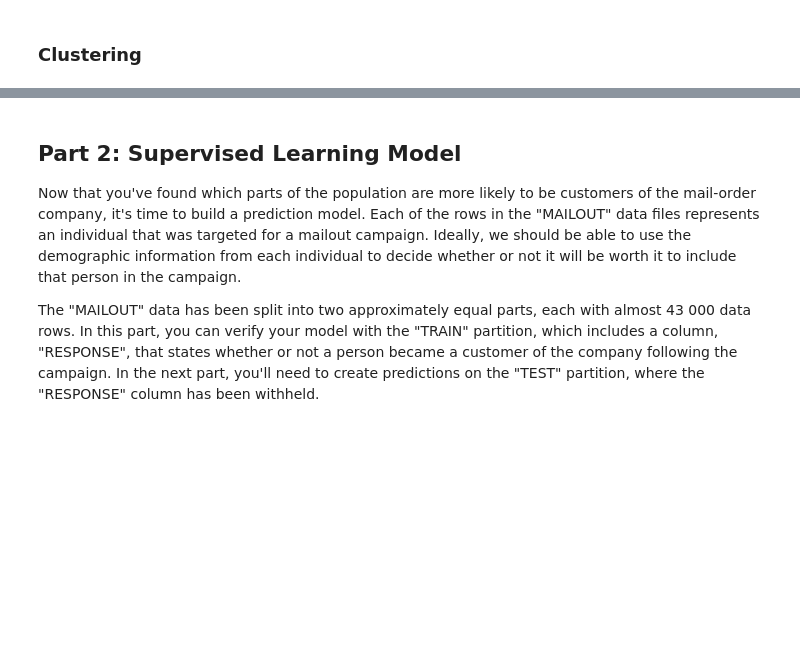
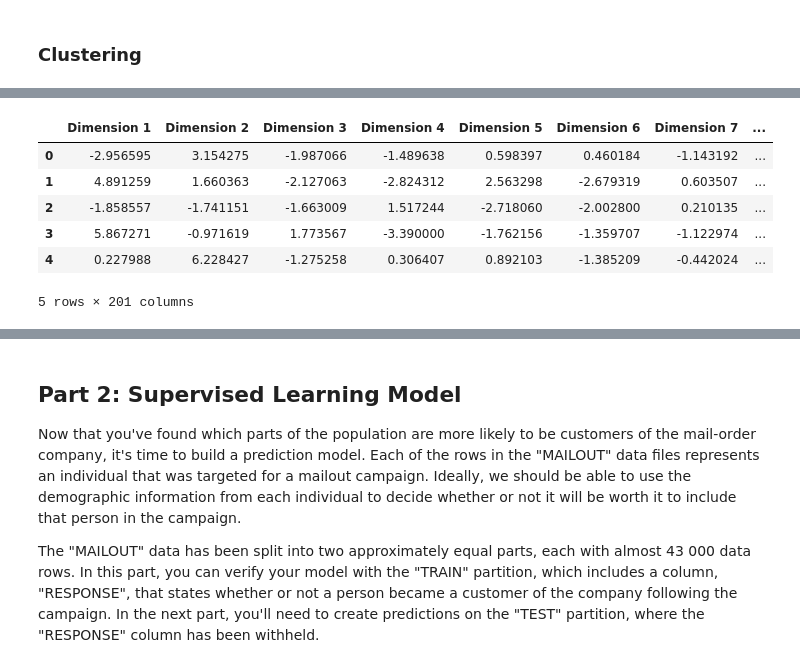
Before and after one commit to dragon7-fc/DSND-Capstone, a Jupyter notebook: Arvato Project Workbook.ipynb, the cells around one changed output, grey strips where cells are left out. Drawn from its saved outputs; the diff is of its cells as text; code cells hidden in the pictures; blank space fills up the shorter version.

```diff
--- a/Arvato Project Workbook.ipynb
+++ b/Arvato Project Workbook.ipynb
@@ -2413,0 +2426,12 @@ find_best_k(new_azdias_reduced_data_df, new_customers_reduced_data)
+# %%
+cluster_new_customers_reduced_data_df = new_customers_reduced_data_df.copy()
+cluster_new_customers_reduced_data_df['Cluster'] = customers_preds
+cluster_new_customers_reduced_data_df.head()
+# %% [output]
+|  | Dimension 1 | Dimension 2 | Dimension 3 | Dimension 4 | Dimension 5 | Dimension 6 | Dimension 7 | ... |
+| 0 | -2.956595 | 3.154275 | -1.987066 | -1.489638 | 0.598397 | 0.460184 | -1.143192 | ... |
+| 1 | 4.891259 | 1.660363 | -2.127063 | -2.824312 | 2.563298 | -2.679319 | 0.603507 | ... |
+| 2 | -1.858557 | -1.741151 | -1.663009 | 1.517244 | -2.718060 | -2.002800 | 0.210135 | ... |
+| 3 | 5.867271 | -0.971619 | 1.773567 | -3.390000 | -1.762156 | -1.359707 | -1.122974 | ... |
+| 4 | 0.227988 | 6.228427 | -1.275258 | 0.306407 | 0.892103 | -1.385209 | -0.442024 | ... |
+5 rows × 201 columns
```
Also changed, not shown: parts of 40 cells of this notebook.
